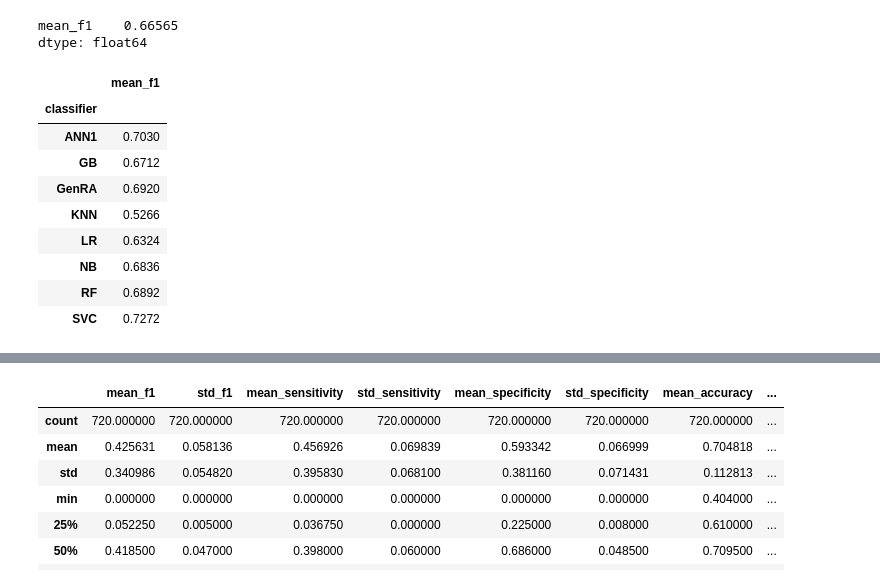
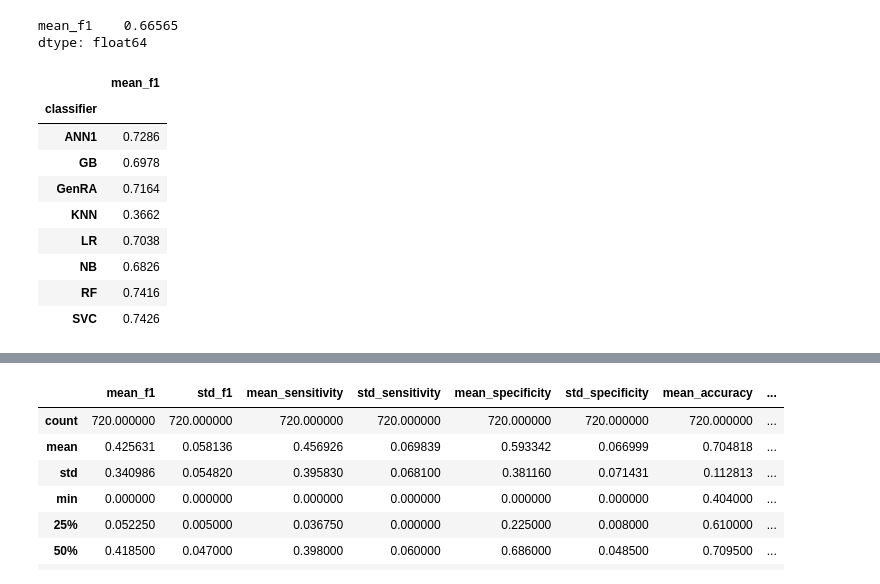
Before and after one commit to patlewig/liver-ml, a Jupyter notebook: notebooks/002-gp-ml-hit.ipynb, the cells around one changed output, grey strips where cells are left out. Cells and saved outputs as stored; diff of their text form; code cells hidden in the pictures.

```diff
--- a/notebooks/002-gp-ml-hit.ipynb
+++ b/notebooks/002-gp-ml-hit.ipynb
@@ -13,9 +13,9 @@ import os, sys
 # %% [markdown]
 Aggregate all ML outcomes from notebook 001 in order to explore over performance across fingerprint, classifier etc. Look at relationship between number of positive or negative outcomes and performance (Spearman plots)
 # %%
-TOP = os.getcwd().replace("notebooks/tt", "")
-D1 = TOP + 'data/'
-figures_dir = TOP + 'manuscript/figures/'
+TOP = os.getcwd().replace("notebooks", "")
+D1 = TOP + 'data/processed/'
+figures_dir = TOP + 'reports/figures/'
 # %%
 Perf_mgrn = pd.read_csv(D1 + '/ML_comparision_mrgn_all_mean_140823.csv' )
 Perf_bio = pd.read_csv(D1 + '/ML_comparision_bio_all_summary_140823.csv' )
@@ -172,6 +203,10 @@ final_df[final_df['tox']=='dnt_clinical_signs'].head()
 | 4 | dnt_clinical_signs | LR | 0.723 | 0.107 | 0.85 | 0.224 | 0.29 | ... |
 # %%
 final_df['mean_f1'] = final_df['mean_f1'].astype(float)
+# %%
+final_df['mean_specificity'] = final_df['mean_specificity'].astype(float)
+
+final_df['mean_sensitivity'] = final_df['mean_sensitivity'].astype(float)
 # %%
 classifier_dict = {'Gradient Boosting' : 'GB', 'Random Forest' : 'RF'}
 
@@ -270,0 +353,2 @@ final_df[final_df['tox'] == 'dnt_clinical_signs'].groupby('classifier').agg({'me
+# %%
+final_df['mean_BA'] = final_df[['mean_sensitivity','mean_specificity']].apply(lambda x: (x['mean_sensitivity'] + x['mean_specificity'])*0.5, axis = 1)
@@ -282,15 +396,15 @@ final_df[final_df['tox'].isin(['mgr_liver'])].groupby('classifier').agg({'mean_f
 mean_f1    0.66565
 dtype: float64
 # %%
-final_df[final_df['tox'].isin(['mgr_liver'])].groupby('classifier').agg({'mean_f1' : np.mean})
+final_df[final_df['tox'].isin(['sac_liver'])].groupby('classifier').agg({'mean_f1' : np.mean})
 # %% [output]
 |  | mean_f1 |
 | classifier |  |
-| ANN1 | 0.7030 |
-| GB | 0.6712 |
-| GenRA | 0.6920 |
-| KNN | 0.5266 |
-| LR | 0.6324 |
-| NB | 0.6836 |
-| RF | 0.6892 |
-| SVC | 0.7272 |
+| ANN1 | 0.7286 |
+| GB | 0.6978 |
+| GenRA | 0.7164 |
+| KNN | 0.3662 |
+| LR | 0.7038 |
+| NB | 0.6826 |
+| RF | 0.7416 |
+| SVC | 0.7426 |
```
Also changed, not shown: parts of 15 cells of this notebook, 10 other files.
